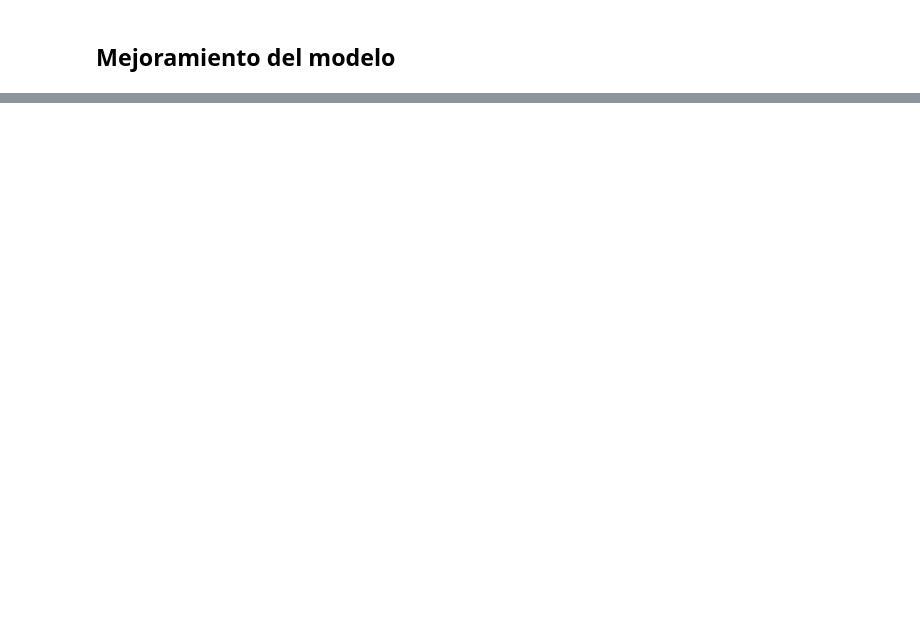
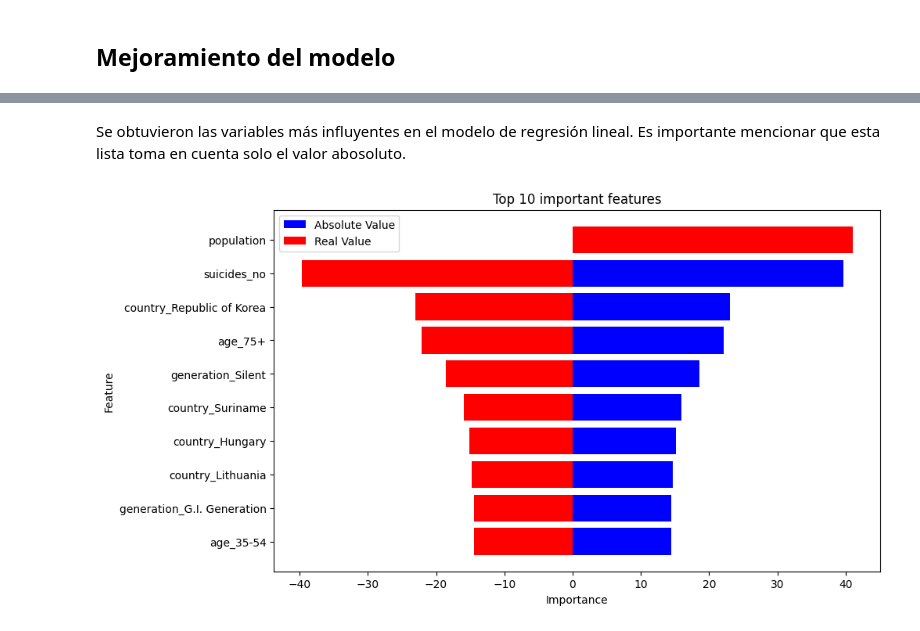
Before and after one commit to jazurdia/Proyecto1MD, a Jupyter notebook: reg_log.ipynb, the cells around one changed output, grey strips where cells are left out. Drawn from its saved outputs; the diff is of its cells as text; code cells hidden in the pictures; blank space fills up the shorter version.

```diff
--- a/reg_log.ipynb
+++ b/reg_log.ipynb
@@ -241,0 +201,12 @@ feature_importance.head(15)
+# %%
+# Obtener y mostrar los coeficientes
+feature_names = X.columns
+coefficients = best_model.coef_[0]  # Usamos el mejor modelo después de GridSearchCV
+feature_importance = pd.DataFrame(coefficients, index=feature_names, columns=['Coefficient'])
+
+# Ordenar por importancia (valor absoluto del coeficiente)
+feature_importance['abs_coeff'] = feature_importance['Coefficient'].abs()
+feature_importance_sorted = feature_importance.sort_values(by='abs_coeff', ascending=False)
+
+# Mostrar las 10 variables más influyentes
+print(feature_importance_sorted.head(10))
@@ -241,0 +225,23 @@ feature_importance.head(15)
+# %% [markdown]
+Se obtuvieron las variables más influyentes en el modelo de regresión lineal. Es importante mencionar que esta lista toma en cuenta solo el valor abosoluto.
+# %%
+# Seleccionar las 10 características más importantes
+top_features = feature_importance_sorted.head(10)
+
+# Crear un gráfico de barras
+plt.figure(figsize=(10, 6))
+
+# Crear barras para el valor absoluto
+plt.barh(top_features.index, top_features['abs_coeff'], color='blue', label='Absolute Value')
+
+# Crear barras para el valor real
+plt.barh(top_features.index, top_features['Coefficient'], color='red', label='Real Value')
+
+plt.xlabel('Importance')
+plt.ylabel('Feature')
+plt.title('Top 10 important features')
+plt.gca().invert_yaxis()  # Invertir el eje y para que la característica más importante esté en la parte superior
+plt.legend()
+plt.show()
+# %% [output]
+[figure, added]
```
Also changed, not shown: parts of 16 cells of this notebook, 8 other files.
